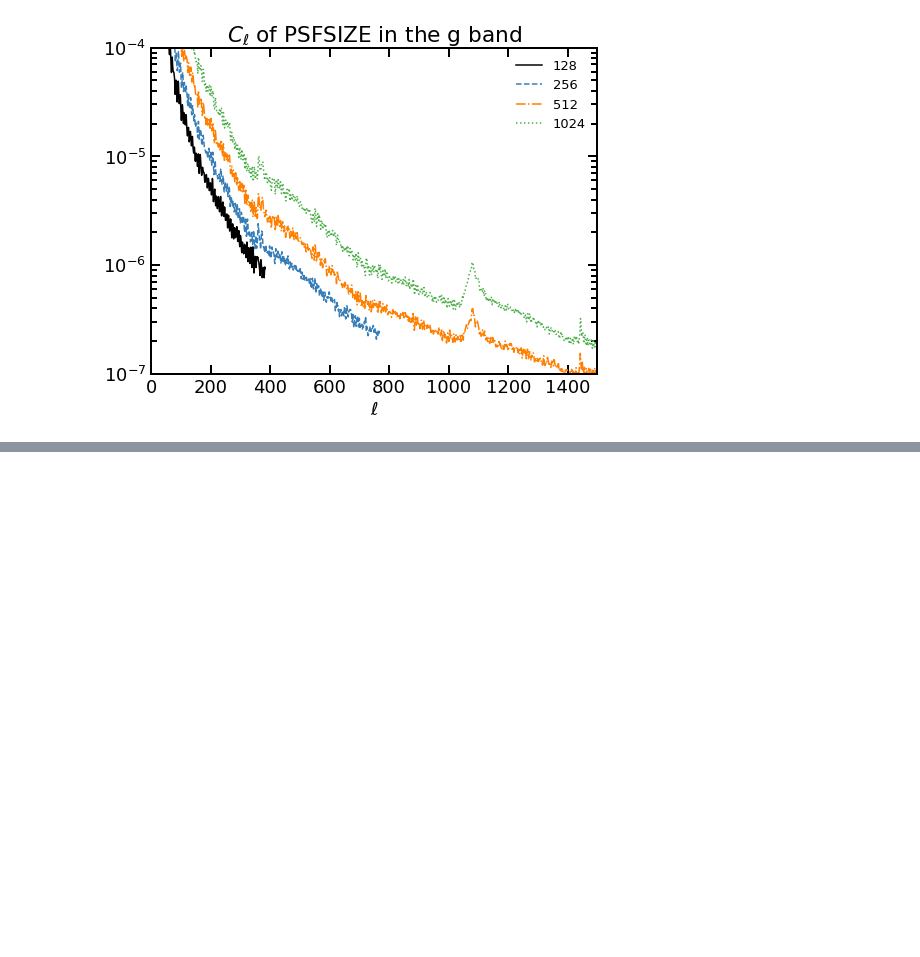
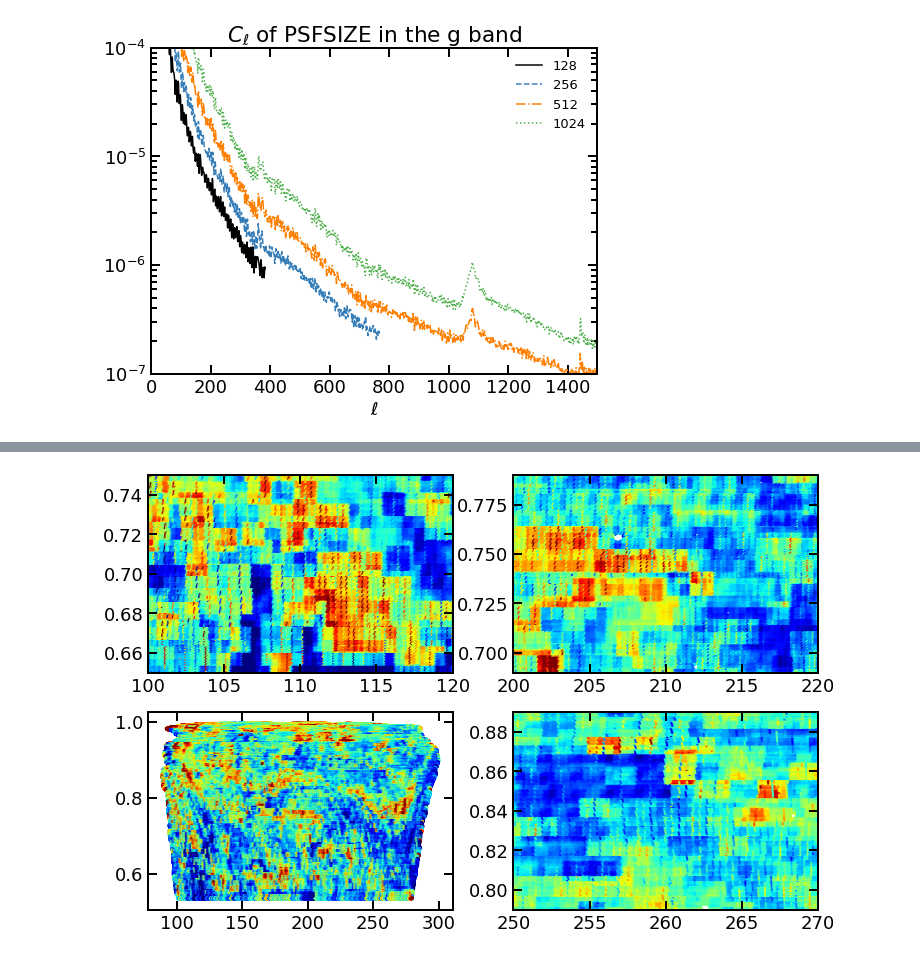
Before and after one commit to mehdirezaie/LSSutils, a Jupyter notebook: notebooks/lssxcmb/power_templates.ipynb, the cells around one changed output, grey strips where cells are left out. Cells and saved outputs as stored; diff of their text form; code cells hidden in the pictures; blank space fills up the shorter version.

```diff
--- a/notebooks/lssxcmb/power_templates.ipynb
+++ b/notebooks/lssxcmb/power_templates.ipynb
@@ -58,0 +50,6 @@ dt.size, 12*128**2
+# %%
+ns = 1024
+p = '/home/mehdi/data/rongpu/imaging_sys/randoms_stats/0.49.0/resolve/'
+dt = ft.read(f'{p}combined/pixmap_north_nside_{ns}_minobs_1_maskbits_1111213.fits')
+# %%
+ra, dec = ut.hpix2radec(ns, dt['HPXPIXEL'])
@@ -58,0 +58,26 @@ dt.size, 12*128**2
+# %%
+def sin(deg):
+    return np.sin(np.deg2rad(deg))
+# %%
+vmin, vmax = np.percentile(dt['PSFSIZE_G'], [1, 99])
+# %%
+fg, ax = plt.subplots(ncols=2, nrows=2, figsize=(12, 8))
+ax = ax.flatten()
+
+
+kw = dict(c=dt['PSFSIZE_G'], vmin=vmin, vmax=vmax, marker='H', cmap=plt.cm.jet)
+ax[0].scatter(ra, sin(dec), s=14, **kw)
+ax[0].axis([100., 120., 0.65, 0.75])
+
+ax[1].scatter(ra, sin(dec), s=8, **kw)
+ax[1].axis([200., 220., 0.69, 0.79])
+
+ax[2].scatter(ra, sin(dec), s=8, **kw)
+# ax[0].axis([100., 120., sin(40.), sin(50.)])
+
+ax[3].scatter(ra, sin(dec), s=8, **kw)
+ax[3].axis([250., 270., 0.79, 0.89])
+
+fg.savefig('psfsize_g.png', dpi=300, bbox_inches='tight')
+# %% [output]
+[figure, added]
```
Also changed, not shown: parts of 3 cells of this notebook, 22 other files.
